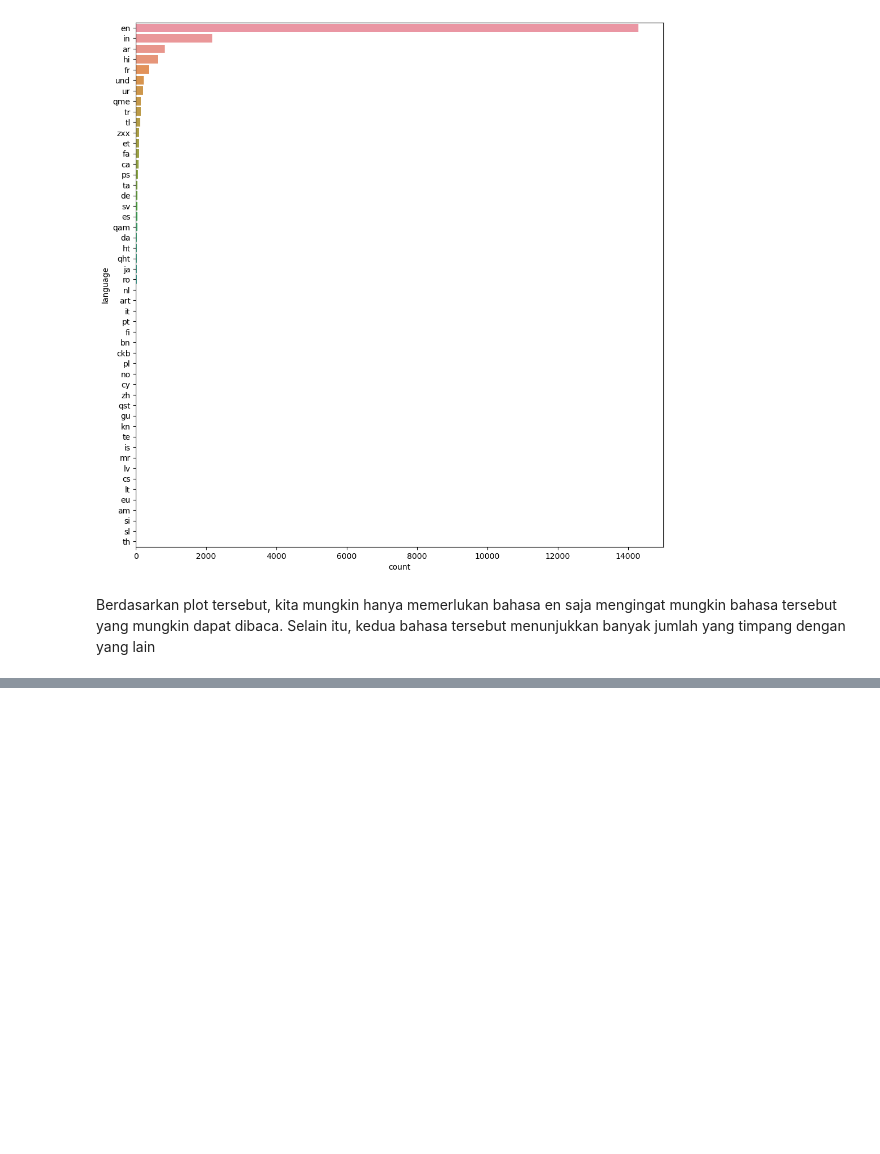
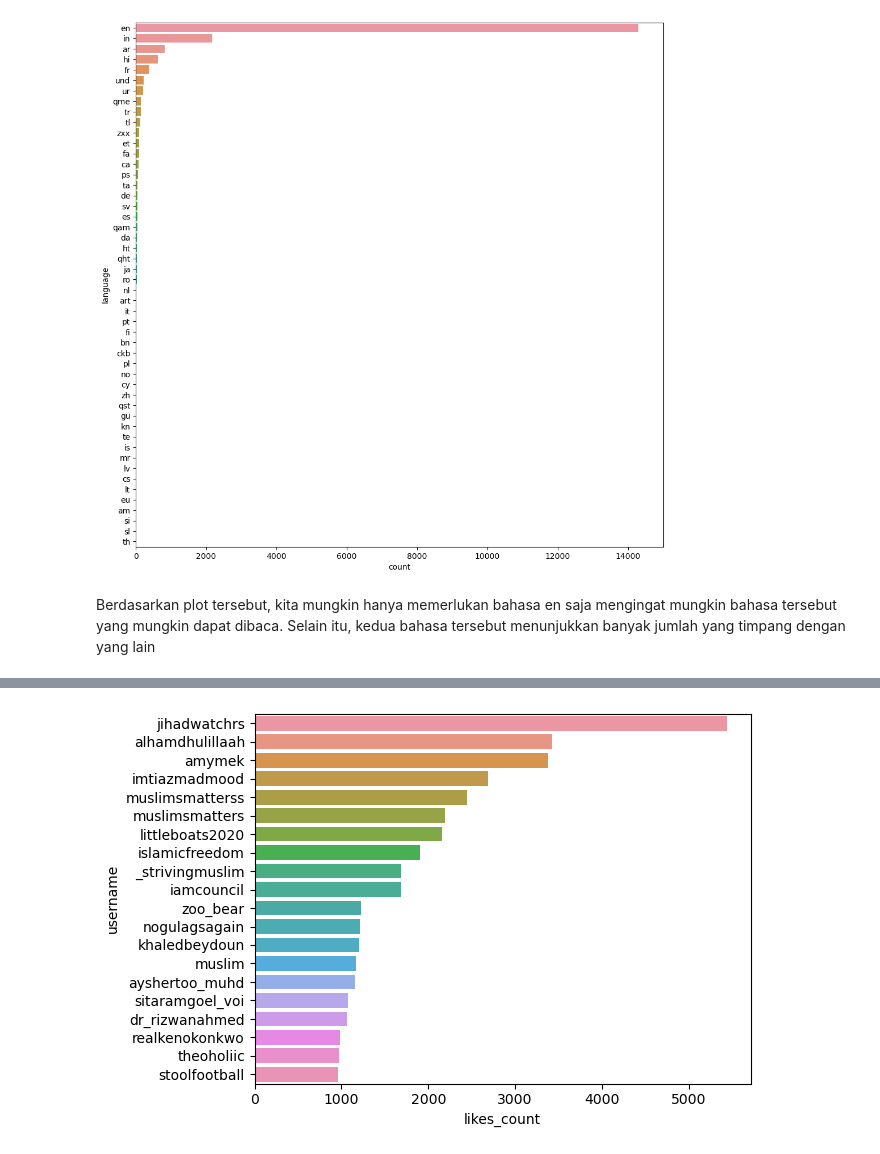
Before and after one commit to rarmnsyah/DATASCIENCE, a Jupyter notebook: MEGA-PROJECT/main.ipynb, the cells around one changed output, grey strips where cells are left out. Saved outputs shown, nothing was run; the diff lists cells and outputs as text; code cells hidden in the pictures; blank space fills up the shorter version.

```diff
--- a/MEGA-PROJECT/main.ipynb
+++ b/MEGA-PROJECT/main.ipynb
@@ -101,0 +134,4 @@ df_copy = df.copy()
+# %%
+highest_tweet(df_copy, 'likes_count', 20)
+# %% [output]
+[figure, added]
```
Also changed, not shown: parts of 19 cells of this notebook, 3 other files.
